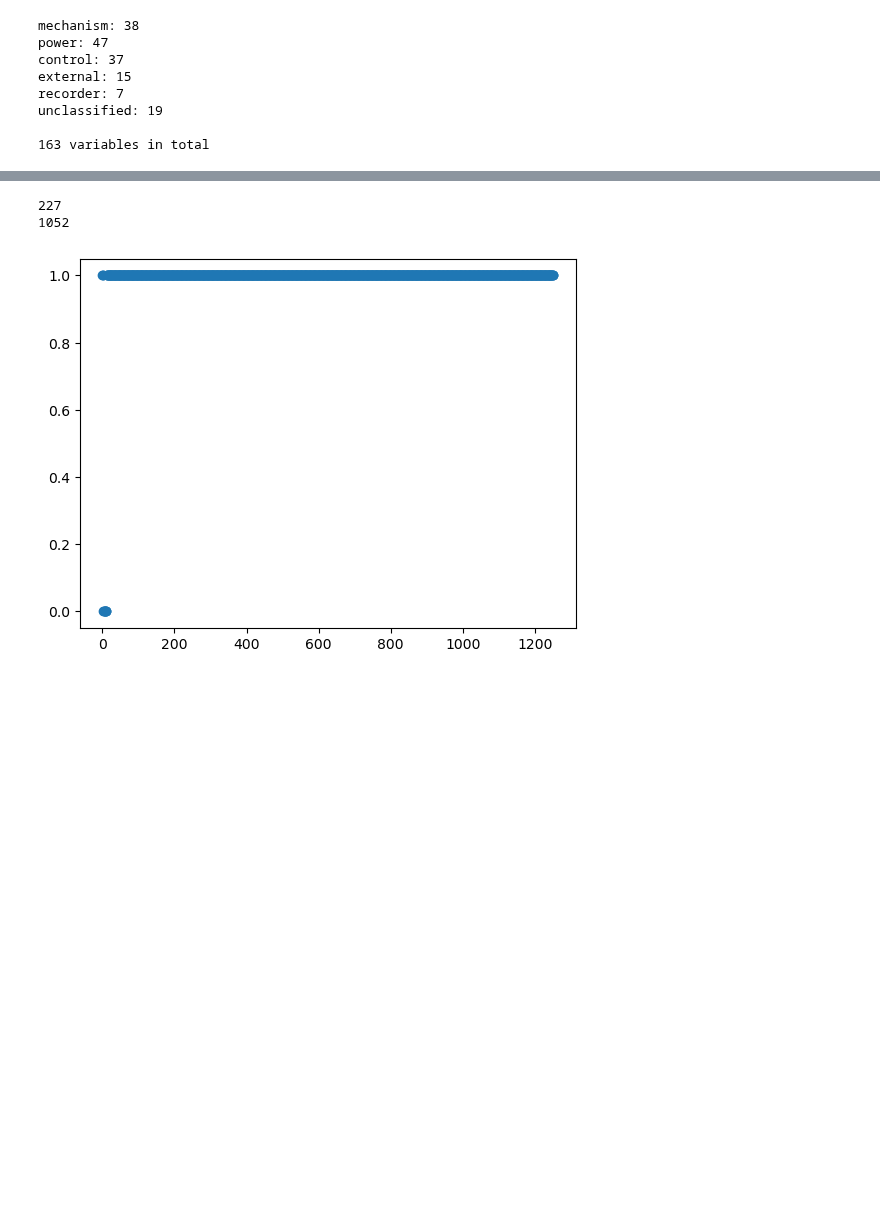
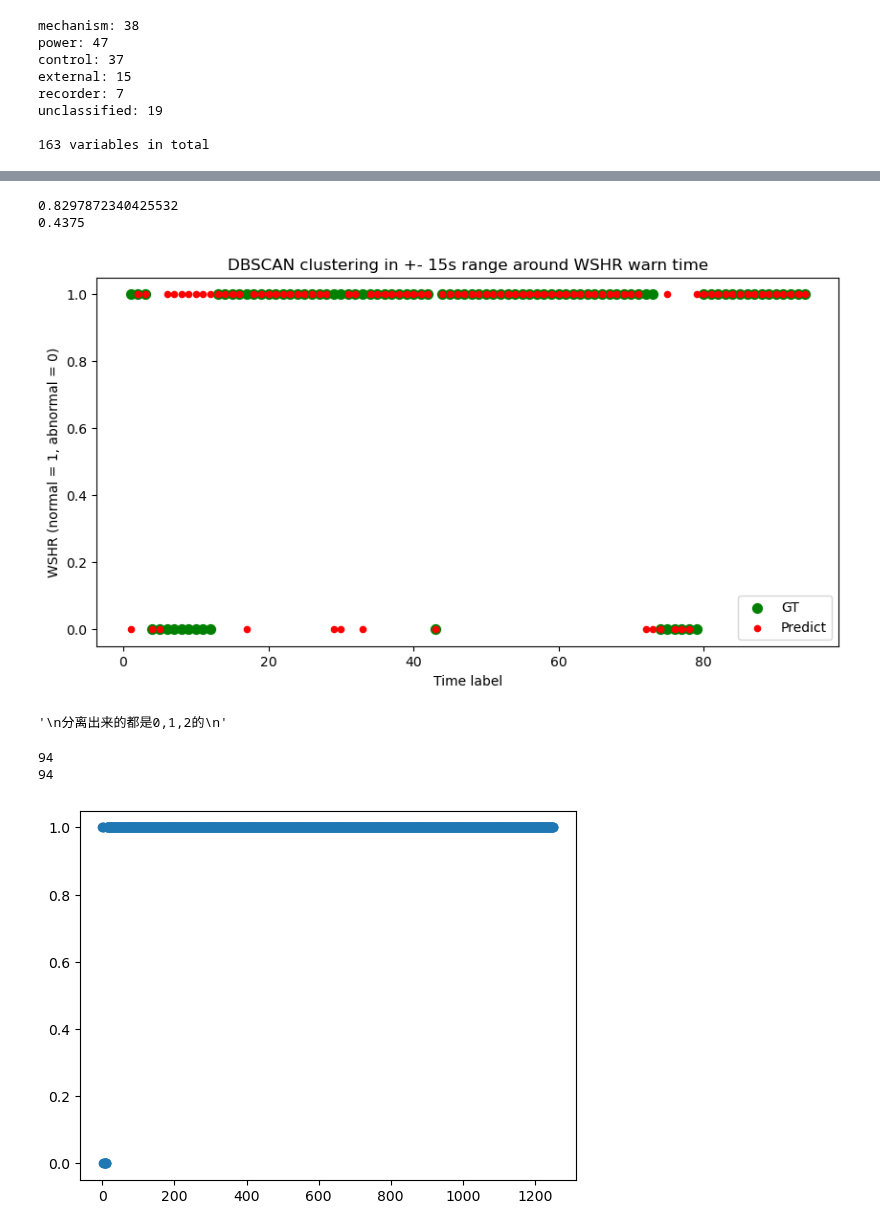
Before and after one commit to srt-uncertainty-wind/code, a Jupyter notebook: WSHRclassify_unsupervised.ipynb, the cells around one changed output, grey strips where cells are left out. Saved outputs shown, nothing was run; the diff lists cells and outputs as text; code cells hidden in the pictures; blank space fills up the shorter version.

```diff
--- a/WSHRclassify_unsupervised.ipynb
+++ b/WSHRclassify_unsupervised.ipynb
@@ -415,9 +376,42 @@ for test_idx in range(len(os.listdir(exception_folder_paths[0]))):
+# %%
+cluster_labels = np.load("../result/variable_clustering/DBSCAN/cluster_labels_e[0][0,7,8]_7.7.npy")
+
+Y_pred = []
+for i in range(len(cluster_labels)):
+    if cluster_labels[i] == 0:
+        Y_pred.append(1)
+    elif cluster_labels[i] == 1:
+        Y_pred.append(1)
+    elif cluster_labels[i] == -1:
+        Y_pred.append(0)
+# 计算预测准确率
+print(len(np.where(train_Y.T-Y_pred==0)[0])/len(train_Y))
+print(len(np.where(train_Y.T+Y_pred==0)[0])/(len(train_Y)-np.sum(train_Y)))
+
+# 可视化
+plt.figure(figsize=(10,5))
+plt.scatter(range(1, len(train_Y)+1), train_Y, c='g', s=50, label='GT')
+plt.scatter(range(1, len(train_Y)+1), Y_pred, c='r', s=20, label='Predict')
+plt.title('DBSCAN clustering in +- 15s range around WSHR warn time')
+plt.xlabel('Time label')
+plt.ylabel('WSHR (normal = 1, abnormal = 0)')
+plt.legend()
+plt.show()
+
+'''
+分离出来的都是0,1,2的
+'''
+# %% [output]
+0.8297872340425532
+0.4375
+[figure, added]
+'\n分离出来的都是0,1,2的\n'
 # %%
-print(len(np.where(train_Y == 0)[0]))
+print(len((train_Y.T-Y_pred)[0]))
 print(len(train_Y))
 # %% [output]
-227
-1052
+94
+94
 # %%
 mat = loadmat(exception_folder_paths[0] + "/" + os.listdir(exception_folder_paths[0])[0])
 wshr_data = mat['WSHR'][0][0][0]
```
Also changed, not shown: parts of 6 cells of this notebook, 1 other file.
